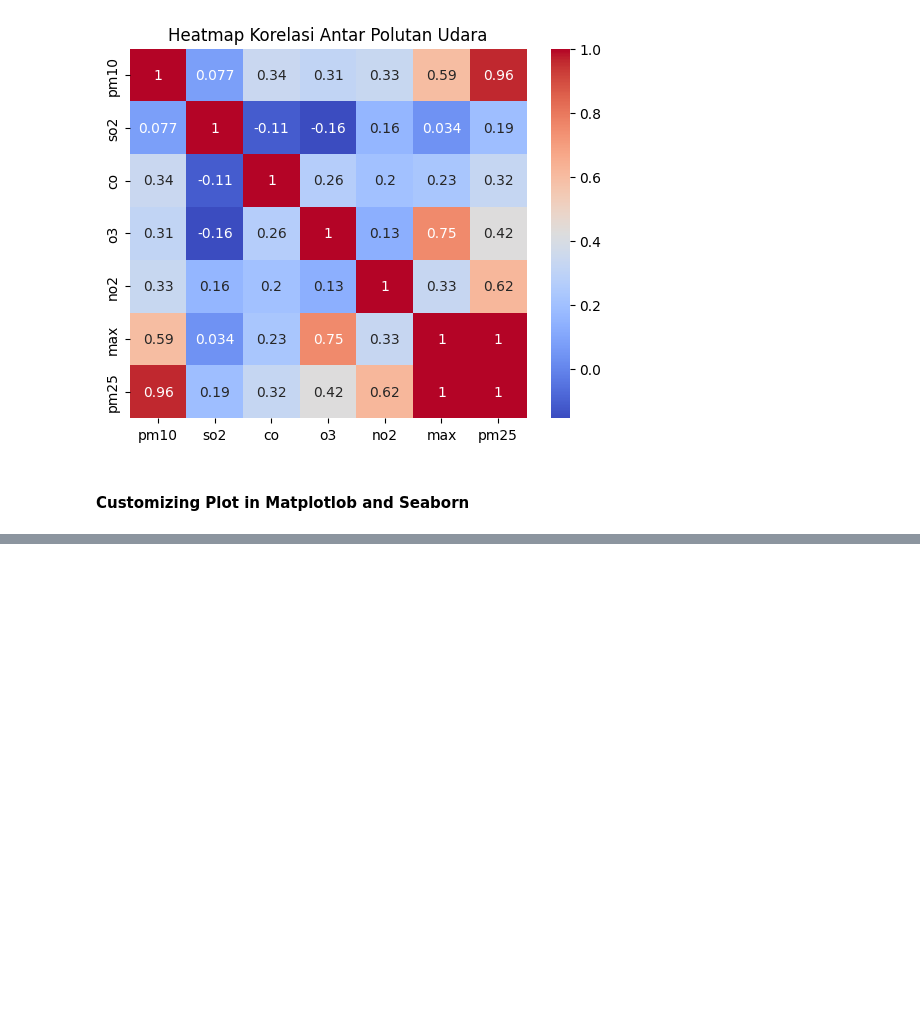
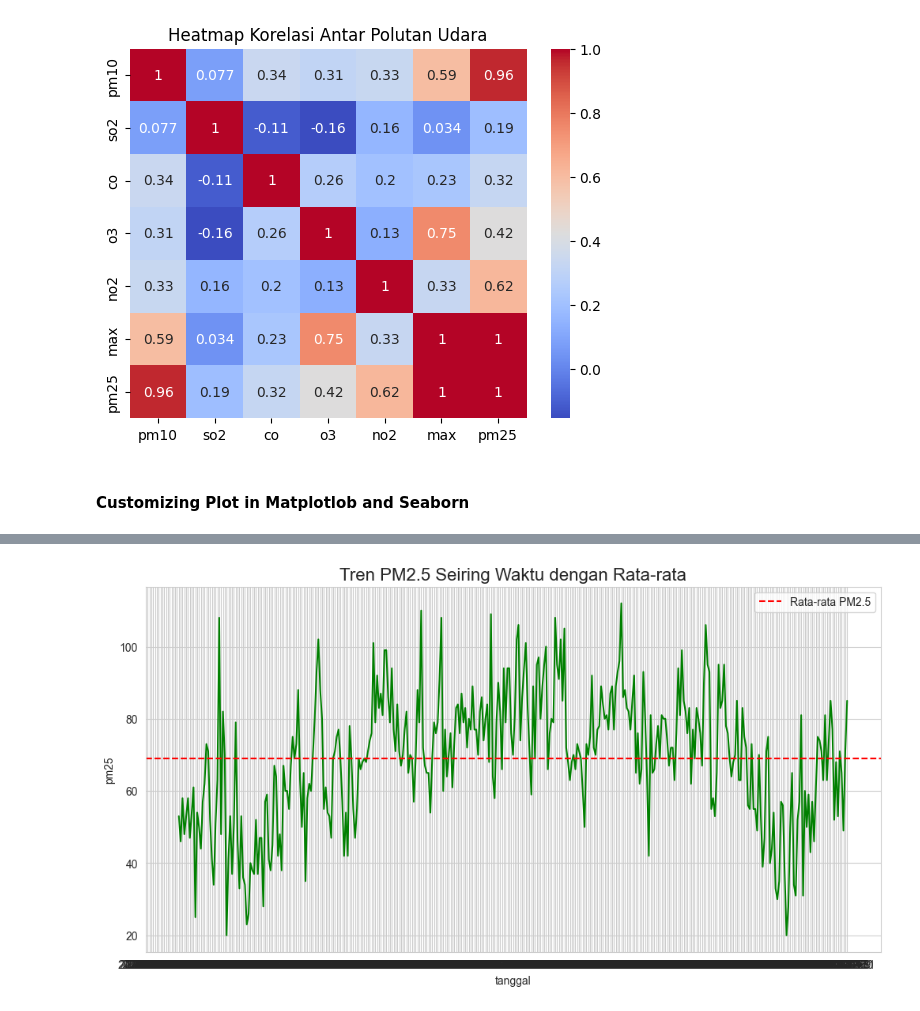
Before and after one commit to MukhlisMaulanaA/data-analytics-python, a Jupyter notebook: index.ipynb, the cells around one changed output, grey strips where cells are left out. Drawn from its saved outputs; the diff is of its cells as text; code cells hidden in the pictures; blank space fills up the shorter version.

```diff
--- a/index.ipynb
+++ b/index.ipynb
@@ -179,0 +196,14 @@ plt.show()
+# %%
+# Menambahkan anotasi ke plot
+plt.figure(figsize=(12, 6))
+sns.lineplot(x='tanggal', y='pm25', data=df, color='green')
+
+# Menambahkan anotasi
+plt.axhline(y=df['pm25'].mean(), color='red', linestyle='--', label='Rata-rata PM2.5')
+plt.text(df['tanggal'].iloc[300], df['pm25'].mean()+1, s='', color='red')
+
+plt.title('Tren PM2.5 Seiring Waktu dengan Rata-rata', fontsize=16)
+plt.legend()
+plt.show()
+# %% [output]
+[figure, added]
```
Also changed, not shown: parts of 2 cells of this notebook.
